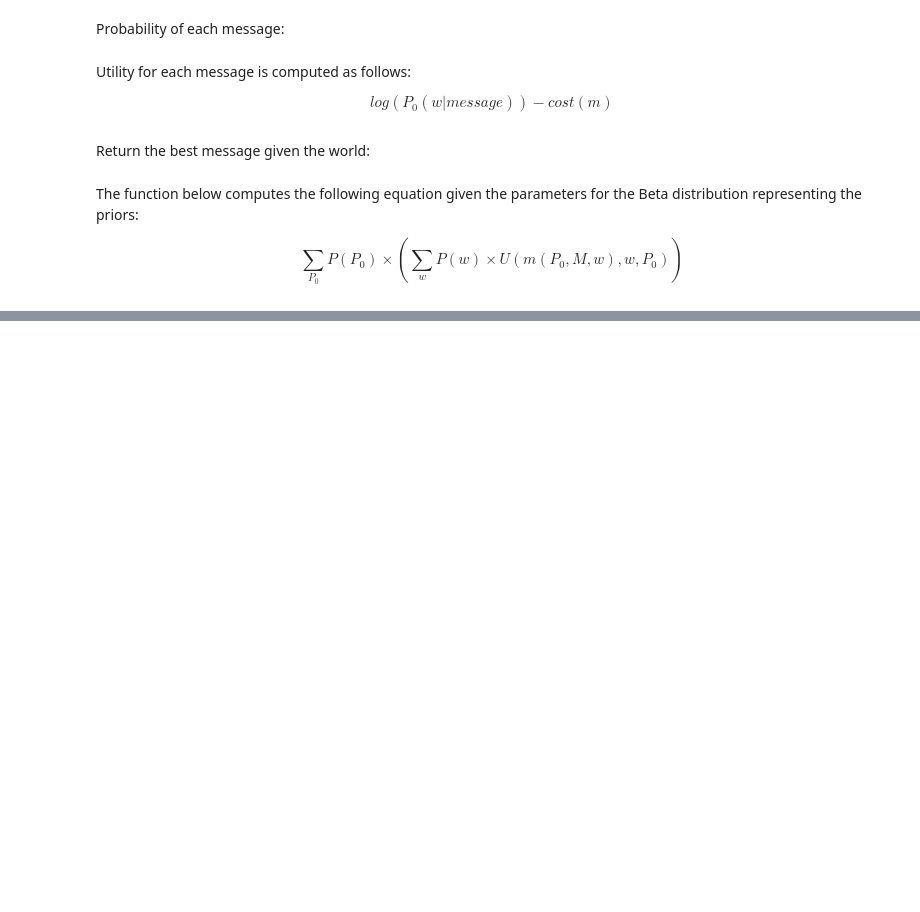
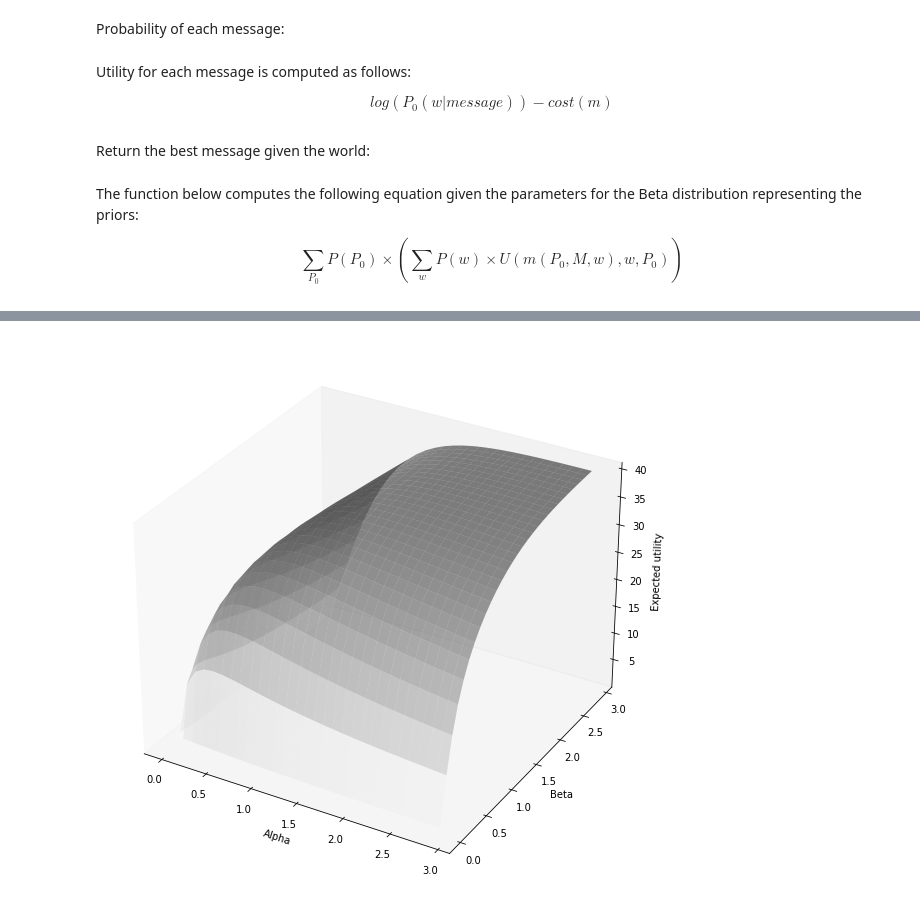
Before and after one commit to alexeykosh/2021-PPR-expected-utility, a Jupyter notebook: model.ipynb, the cells around one changed output, grey strips where cells are left out. Cells and saved outputs as stored; diff of their text form; code cells hidden in the pictures; blank space fills up the shorter version.

```diff
--- a/model.ipynb
+++ b/model.ipynb
@@ -88,0 +92,4 @@ Text(0.5, 0, 'Expected utility')
+# %%
+plot_U(X, Y, Z_50)
+# %% [output]
+[figure, added]
```
Also changed, not shown: parts of 12 cells of this notebook.
